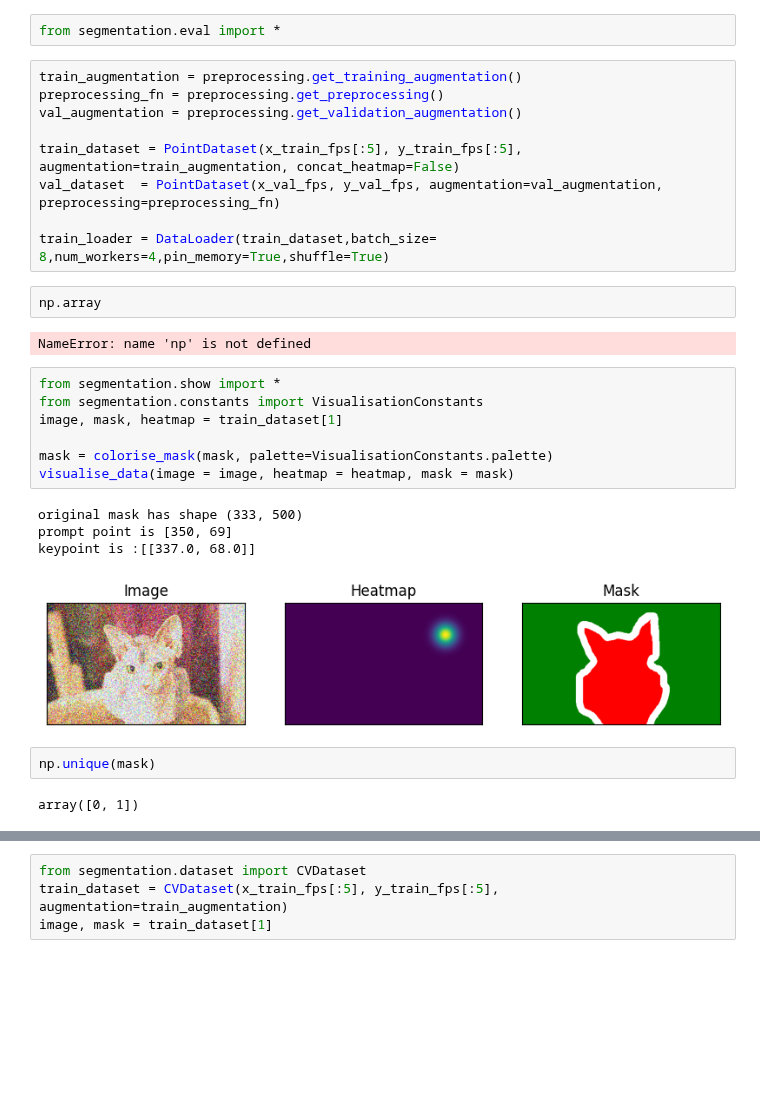
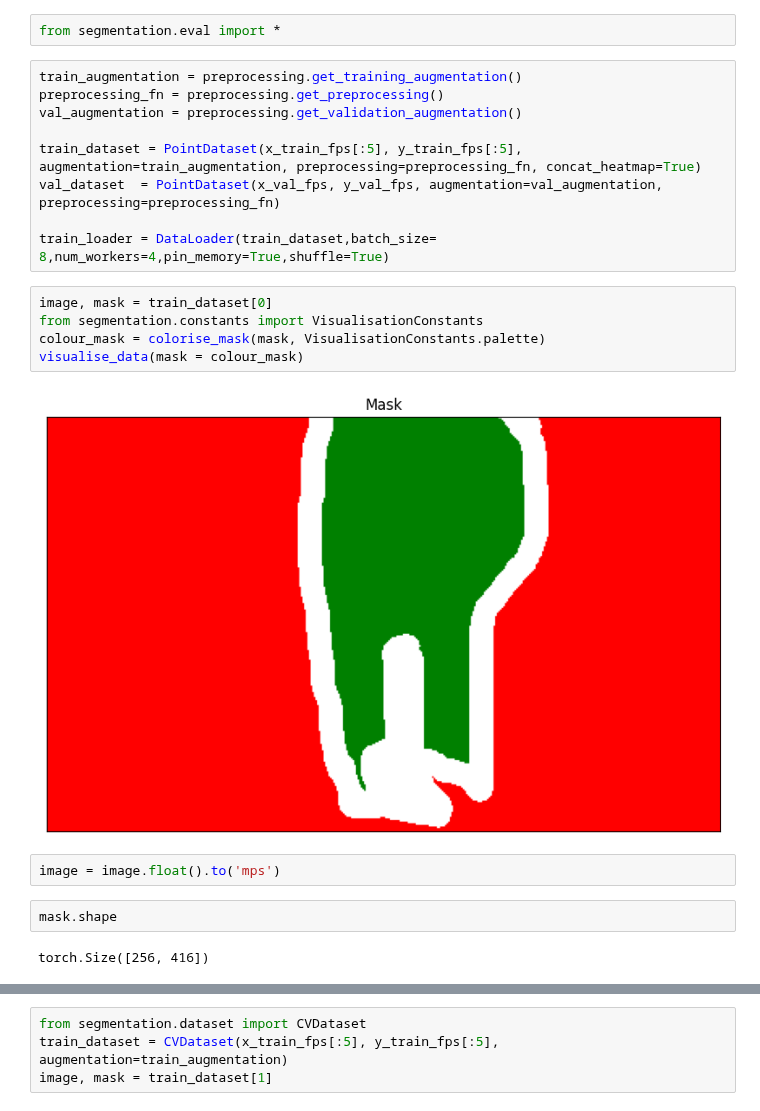
Before and after one commit to G30rg3ab/Computer-Vision-Project, a Jupyter notebook: playground.ipynb, the cells around one changed output, grey strips where cells are left out. Cells and saved outputs as stored; diff of their text form; blank space fills up the shorter version.

```diff
--- a/playground.ipynb
+++ b/playground.ipynb
@@ -132,27 +133,20 @@ train_augmentation = preprocessing.get_training_augmentation()
 preprocessing_fn = preprocessing.get_preprocessing()
 val_augmentation = preprocessing.get_validation_augmentation()
 
-train_dataset = PointDataset(x_train_fps[:5], y_train_fps[:5], augmentation=train_augmentation, concat_heatmap=False)
+train_dataset = PointDataset(x_train_fps[:5], y_train_fps[:5], augmentation=train_augmentation, preprocessing=preprocessing_fn, concat_heatmap=True)
 val_dataset  = PointDataset(x_val_fps, y_val_fps, augmentation=val_augmentation, preprocessing=preprocessing_fn)
 
 train_loader = DataLoader(train_dataset,batch_size= 8,num_workers=4,pin_memory=True,shuffle=True)
-# %%
-np.array
-# %% [output]
-NameError: name 'np' is not defined
 # %%
-from segmentation.show import *
+image, mask = train_dataset[0]
 from segmentation.constants import VisualisationConstants
-image, mask, heatmap = train_dataset[1]
-
-mask = colorise_mask(mask, palette=VisualisationConstants.palette)
-visualise_data(image = image, heatmap = heatmap, mask = mask)
+colour_mask = colorise_mask(mask, VisualisationConstants.palette)
+visualise_data(mask = colour_mask)
 # %% [output]
-original mask has shape (333, 500)
-prompt point is [350, 69]
-keypoint is :[[337.0, 68.0]]
-[figure, old version]
+[figure, new version]
-# %%
-np.unique(mask)
-# %% [output]
-array([0, 1])
+# %%
+image = image.float().to('mps')
+# %%
+mask.shape
+# %% [output]
+torch.Size([256, 416])
```
Also changed, not shown: parts of 9 cells of this notebook, 1 other file.
